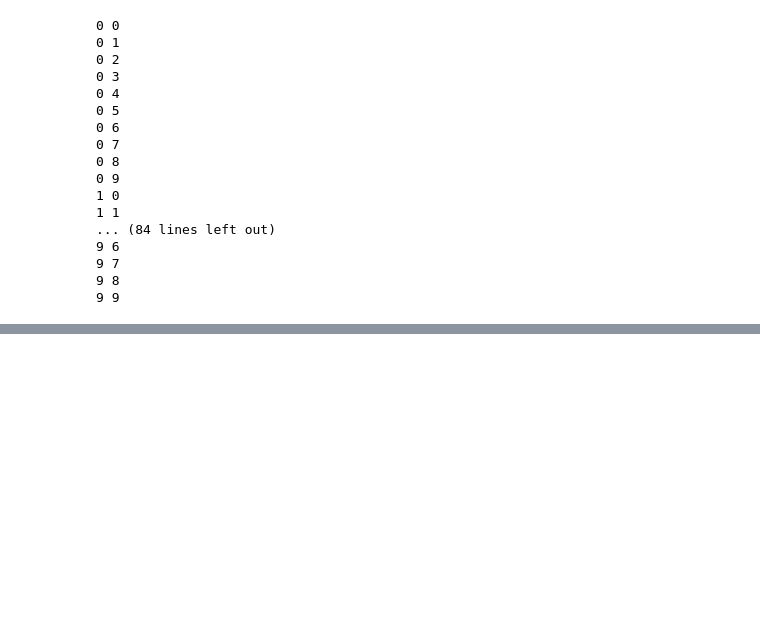
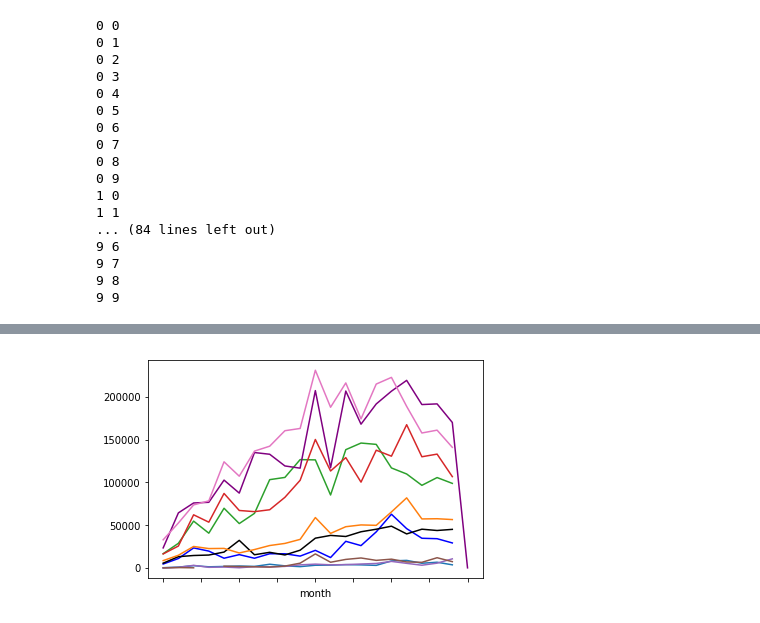
Before and after one commit to BShim92/BrazilianECommerce, a Jupyter notebook: ECommerceDataMerge.ipynb, the cells around one changed output, grey strips where cells are left out. Saved outputs shown, nothing was run; the diff lists cells and outputs as text; code cells hidden in the pictures; blank space fills up the shorter version.

```diff
--- a/ECommerceDataMerge.ipynb
+++ b/ECommerceDataMerge.ipynb
@@ -325,0 +363,3 @@ for metric in metriclist:
+# %%
+newgroup = mergedf.groupby(['category','month'])['price'].sum()
+newgroup
@@ -325,0 +384,7 @@ for metric in metriclist:
+# %%
+newgroup = newgroup.unstack(level=-1)
+# %%
+newgroup = newgroup[['01/17','02/17','03/17','04/17','05/17','06/17','07/17','08/17','09/17','10/17','11/17','12/17','01/18','02/18','03/18','04/18','05/18','06/18','07/18','08/18','09/18']]
+
+#cols = list(newgroup.columns.values)
+newgroup
@@ -325,0 +432,34 @@ for metric in metriclist:
+# %%
+appliances_line = newgroup.iloc[0]
+appliances_line.plot(kind='line', color='blue')
+
+auto_line = newgroup.iloc[1]
+auto_line.plot(kind='line', color ='black')
+
+books_line = newgroup.iloc[2]
+books_line.plot(kind='line')
+
+construction_tools_line = newgroup.iloc[3]
+construction_tools_line.plot(kind='line')
+
+electronics_line = newgroup.iloc[7]
+electronics_line.plot(kind='line')
+
+fashion_clothing_line = newgroup.iloc[8]
+fashion_clothing_line.plot(kind='line')
+
+food_drink_line = newgroup.iloc[11]
+food_drink_line.plot(kind='line')
+
+home_furniture_line = newgroup.iloc[14]
+home_furniture_line.plot(kind='line', color ='purple')
+
+industry_line = newgroup.iloc[15]
+industry_line.plot(kind='line')
+
+other_line = newgroup.iloc[16]
+other_line.plot(kind='line')
+
+plt.show()
+# %% [output]
+[figure, added]
```
Also changed, not shown: parts of 16 cells of this notebook.
